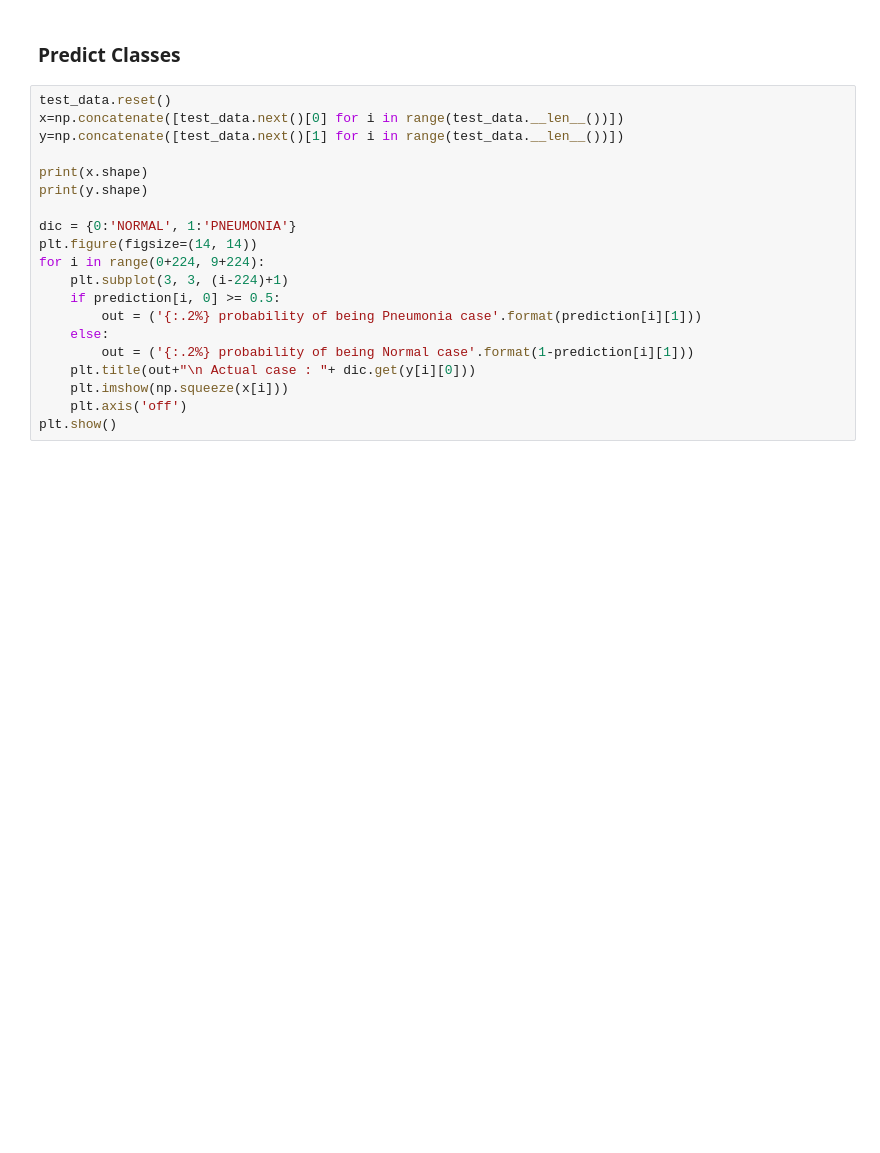
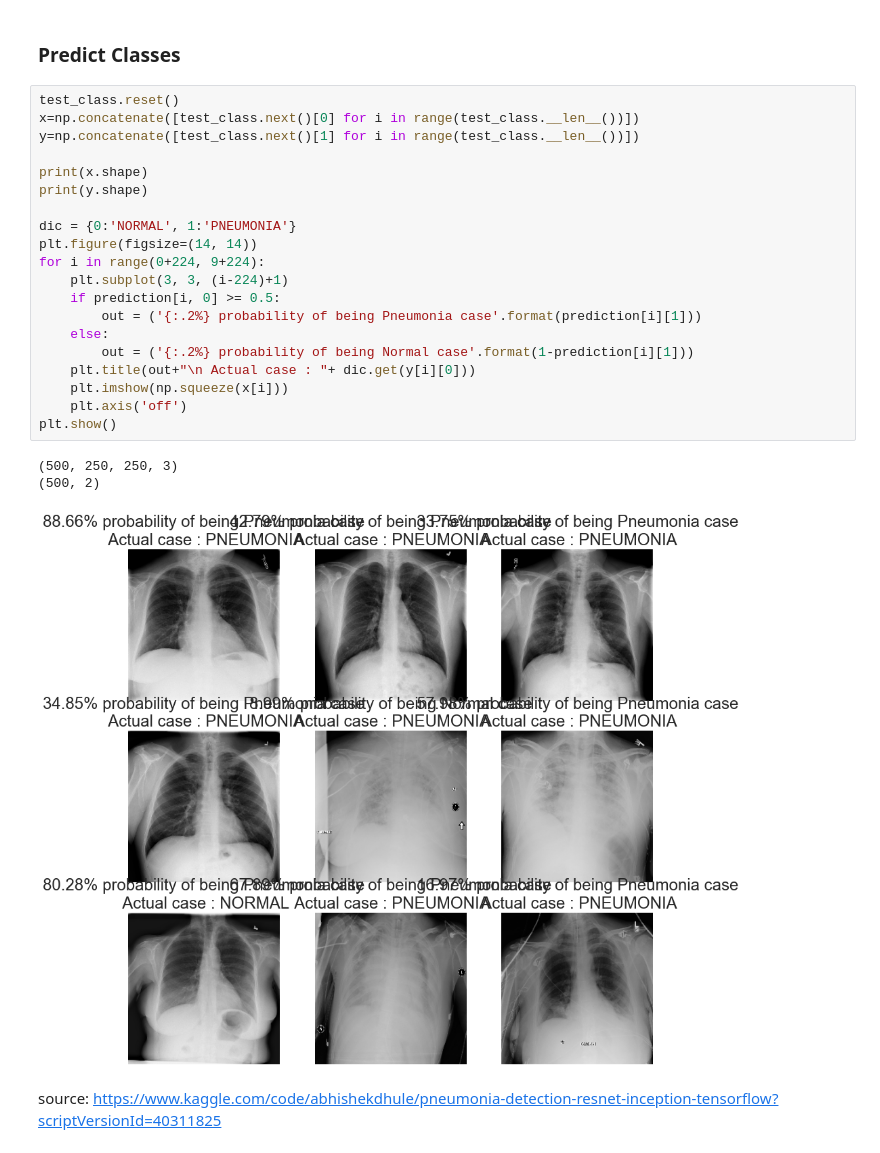
Before and after one commit to Jesulayo/MyML, a Jupyter notebook: RESNET 50.ipynb, the cells around one changed output. Drawn from its saved outputs; the diff is of its cells as text; blank space fills up the shorter version.

Commit message:
run resnet

```diff
--- a/RESNET 50.ipynb
+++ b/RESNET 50.ipynb
@@ -199,22 +221,28 @@ ax.set_title('Confusion Matrix', fontsize = 20);
 # %% [markdown]
 ### Predict Classes
 # %%
-test_data.reset()
-x=np.concatenate([test_data.next()[0] for i in range(test_data.__len__())])
-y=np.concatenate([test_data.next()[1] for i in range(test_data.__len__())])
+test_class.reset()
+x=np.concatenate([test_class.next()[0] for i in range(test_class.__len__())])
+y=np.concatenate([test_class.next()[1] for i in range(test_class.__len__())])
 
 print(x.shape)
 print(y.shape)
 
 dic = {0:'NORMAL', 1:'PNEUMONIA'}
 plt.figure(figsize=(14, 14))
 for i in range(0+224, 9+224):
     plt.subplot(3, 3, (i-224)+1)
     if prediction[i, 0] >= 0.5:
         out = ('{:.2%} probability of being Pneumonia case'.format(prediction[i][1]))
     else:
         out = ('{:.2%} probability of being Normal case'.format(1-prediction[i][1]))
     plt.title(out+"\n Actual case : "+ dic.get(y[i][0]))
     plt.imshow(np.squeeze(x[i]))
     plt.axis('off')
 plt.show()
+# %% [output]
+(500, 250, 250, 3)
+(500, 2)
+[figure, added]
+# %% [markdown]
+source: https://www.kaggle.com/code/abhishekdhule/pneumonia-detection-resnet-inception-tensorflow?scriptVersionId=40311825
```
Also changed, not shown: parts of 10 cells of this notebook.
